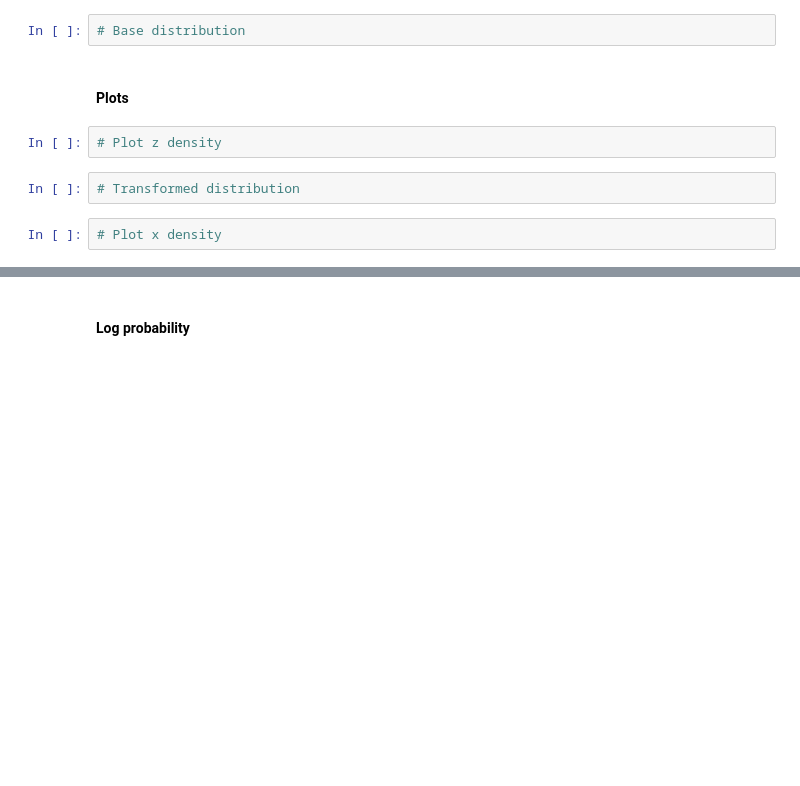
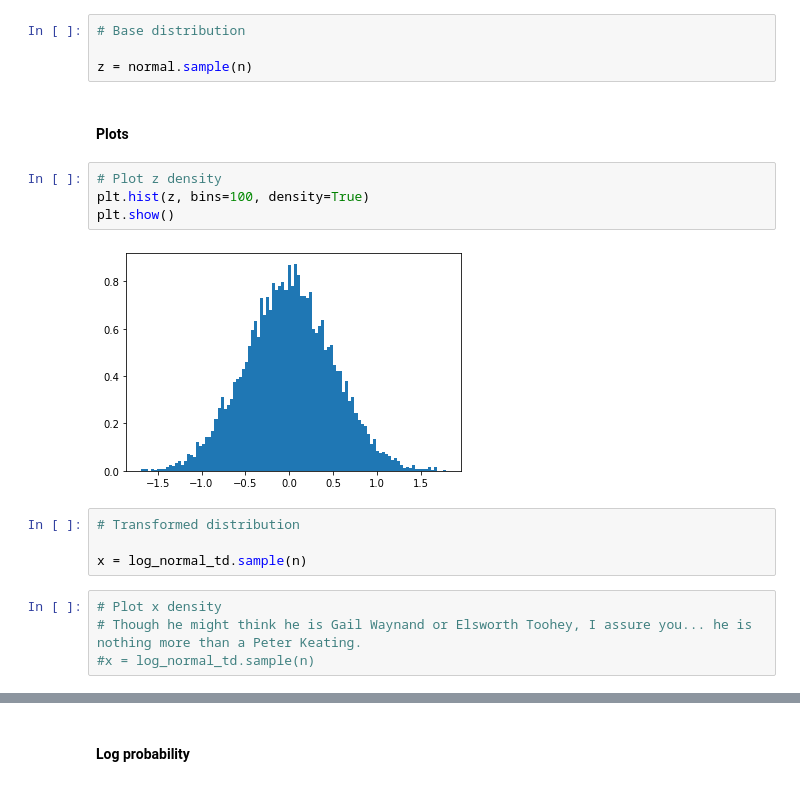
Before and after one commit to gowrishankarin/data_science, a Jupyter notebook: coursera/tf2_4_dl/c3_probabilistic_dl/w03/003_coding_tutorial.ipynb, the cells around one changed output, grey strips where cells are left out. Drawn from its saved outputs; the diff is of its cells as text; blank space fills up the shorter version.

```diff
--- a/coursera/tf2_4_dl/c3_probabilistic_dl/w03/003_coding_tutorial.ipynb
+++ b/coursera/tf2_4_dl/c3_probabilistic_dl/w03/003_coding_tutorial.ipynb
@@ -195,12 +205,22 @@ print('event shape: ', normal.event_shape)
 # %%
 # Base distribution
+
+z = normal.sample(n)
 # %% [markdown]
 #### Plots
 # %%
 # Plot z density
+plt.hist(z, bins=100, density=True)
+plt.show()
+# %% [output]
+[figure, added]
 # %%
 # Transformed distribution
+
+x = log_normal_td.sample(n)
-# %%
-# Plot x density
+# %%
+# Plot x density
+# Though he might think he is Gail Waynand or Elsworth Toohey, I assure you... he is nothing more than a Peter Keating.
+#x = log_normal_td.sample(n)
 # %%
 # Define log normal distribution
```
Also changed, not shown: parts of 86 cells of this notebook, 2 other files.
